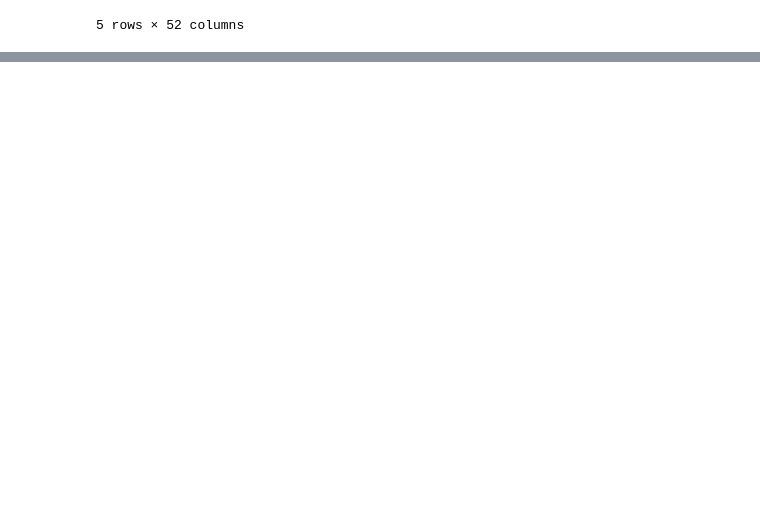
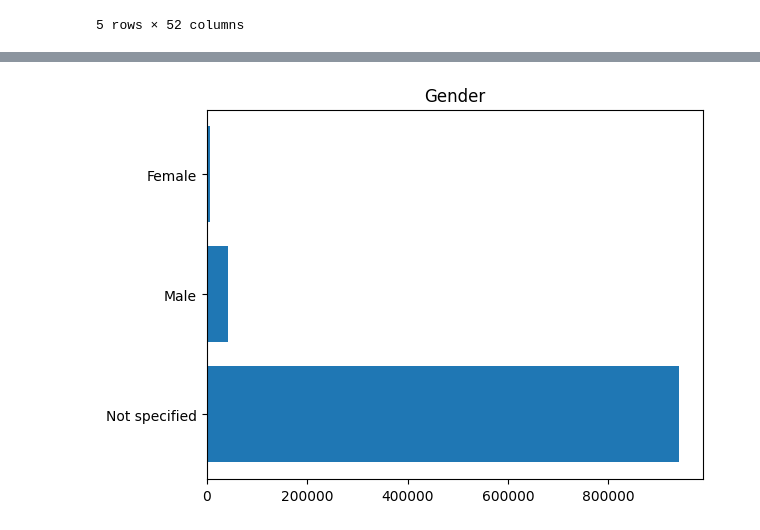
Before and after one commit to KokebBenti/Insurance-Risk-Analytics-Predictive-Modeling, a Jupyter notebook: notebooks/EDA.ipynb, the cells around one changed output, grey strips where cells are left out. Drawn from its saved outputs; the diff is of its cells as text; code cells hidden in the pictures; blank space fills up the shorter version.

```diff
--- a/notebooks/EDA.ipynb
+++ b/notebooks/EDA.ipynb
@@ -46,0 +128,7 @@ memory usage: 390.1+ MB
+# %%
+#Categorical values
+plt.barh(df['Gender'].value_counts().index,df['Gender'].value_counts().values)
+plt.title('Gender')
+plt.show()
+# %% [output]
+[figure, added]
```
Also changed, not shown: parts of 31 cells of this notebook, 1 other file.
